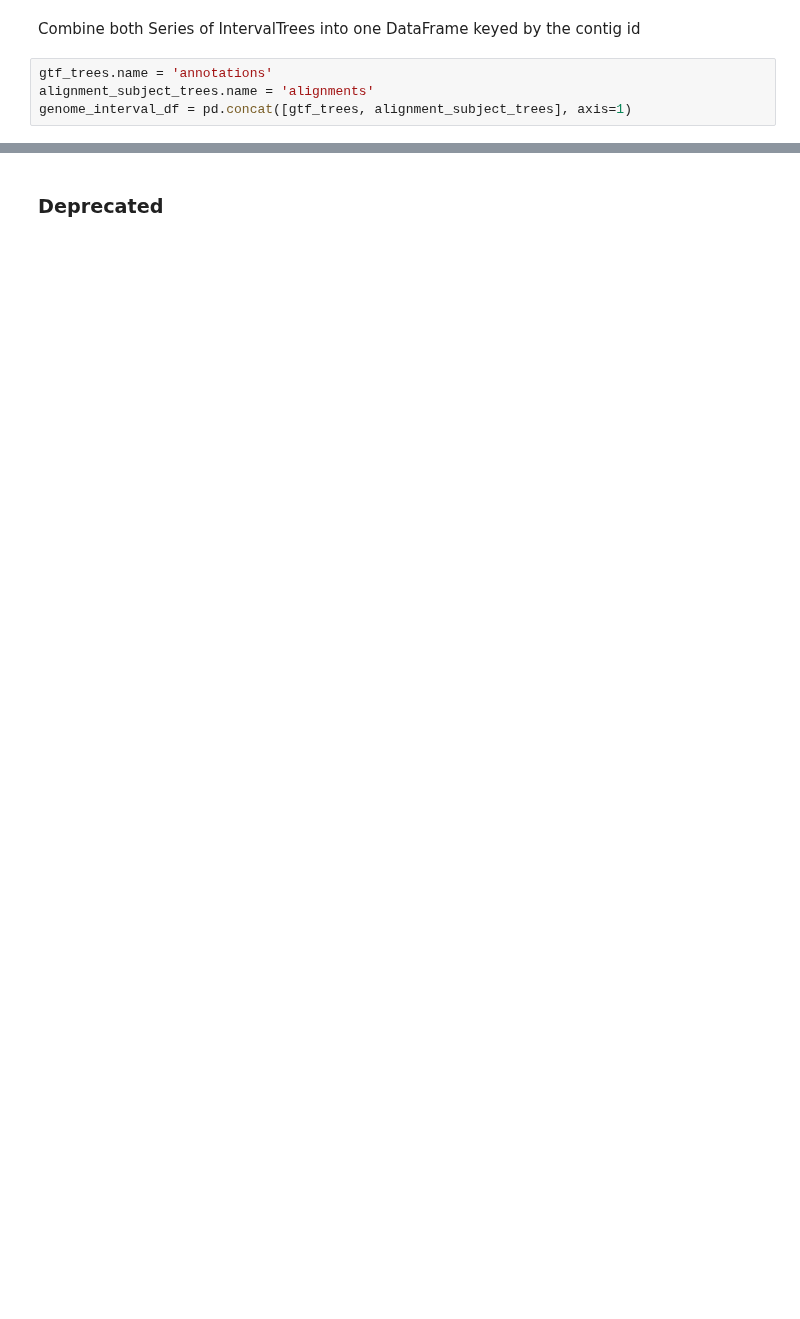
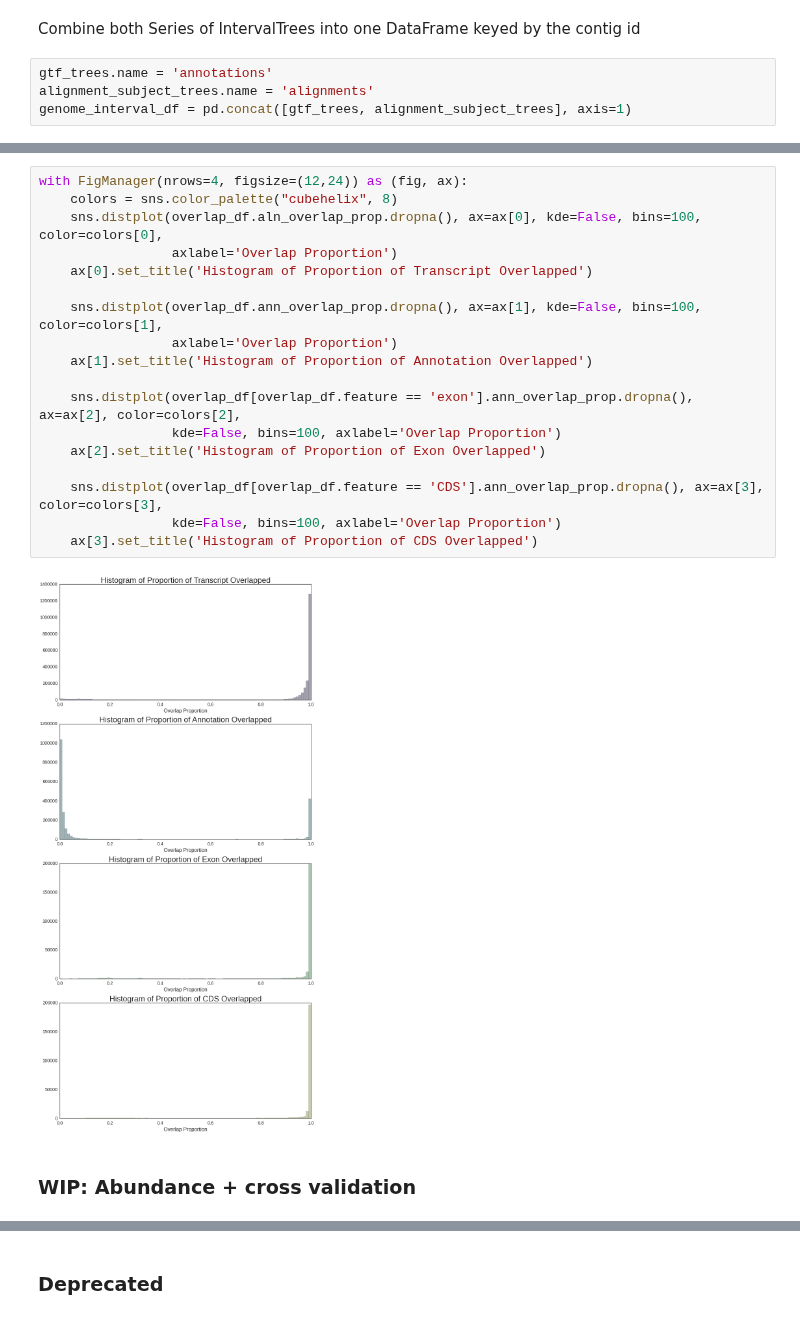
Before and after one commit to standage/2015-petMarSB, a Jupyter notebook: notebooks/petmar-cross-validate.ipynb, the cells around one changed output, grey strips where cells are left out. Cells and saved outputs as stored; diff of their text form; blank space fills up the shorter version.

```diff
--- a/notebooks/petmar-cross-validate.ipynb
+++ b/notebooks/petmar-cross-validate.ipynb
@@ -226,0 +354,22 @@ gtf_df_small.join(d, how='outer')
+# %%
+with FigManager(nrows=4, figsize=(12,24)) as (fig, ax):
+    colors = sns.color_palette("cubehelix", 8)
+    sns.distplot(overlap_df.aln_overlap_prop.dropna(), ax=ax[0], kde=False, bins=100, color=colors[0],
+                 axlabel='Overlap Proportion')
+    ax[0].set_title('Histogram of Proportion of Transcript Overlapped')
+
+    sns.distplot(overlap_df.ann_overlap_prop.dropna(), ax=ax[1], kde=False, bins=100, color=colors[1],
+                 axlabel='Overlap Proportion')
+    ax[1].set_title('Histogram of Proportion of Annotation Overlapped')
+
+    sns.distplot(overlap_df[overlap_df.feature == 'exon'].ann_overlap_prop.dropna(), ax=ax[2], color=colors[2],
+                 kde=False, bins=100, axlabel='Overlap Proportion')
+    ax[2].set_title('Histogram of Proportion of Exon Overlapped')
+
+    sns.distplot(overlap_df[overlap_df.feature == 'CDS'].ann_overlap_prop.dropna(), ax=ax[3], color=colors[3],
+                 kde=False, bins=100, axlabel='Overlap Proportion')
+    ax[3].set_title('Histogram of Proportion of CDS Overlapped')
+# %% [output]
+[figure, added]
+# %% [markdown]
+### WIP: Abundance + cross validation
```
Also changed, not shown: parts of 80 cells of this notebook.
